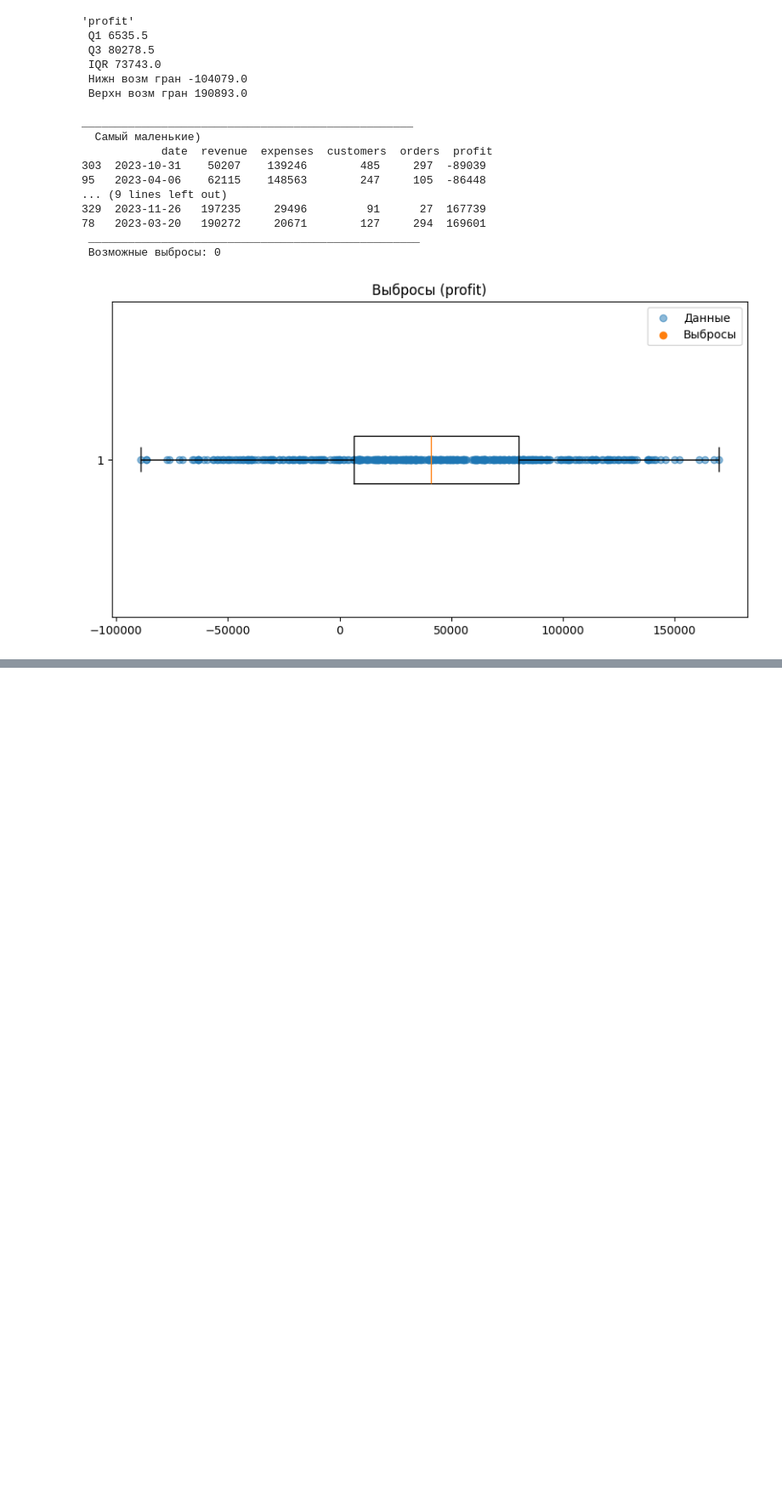
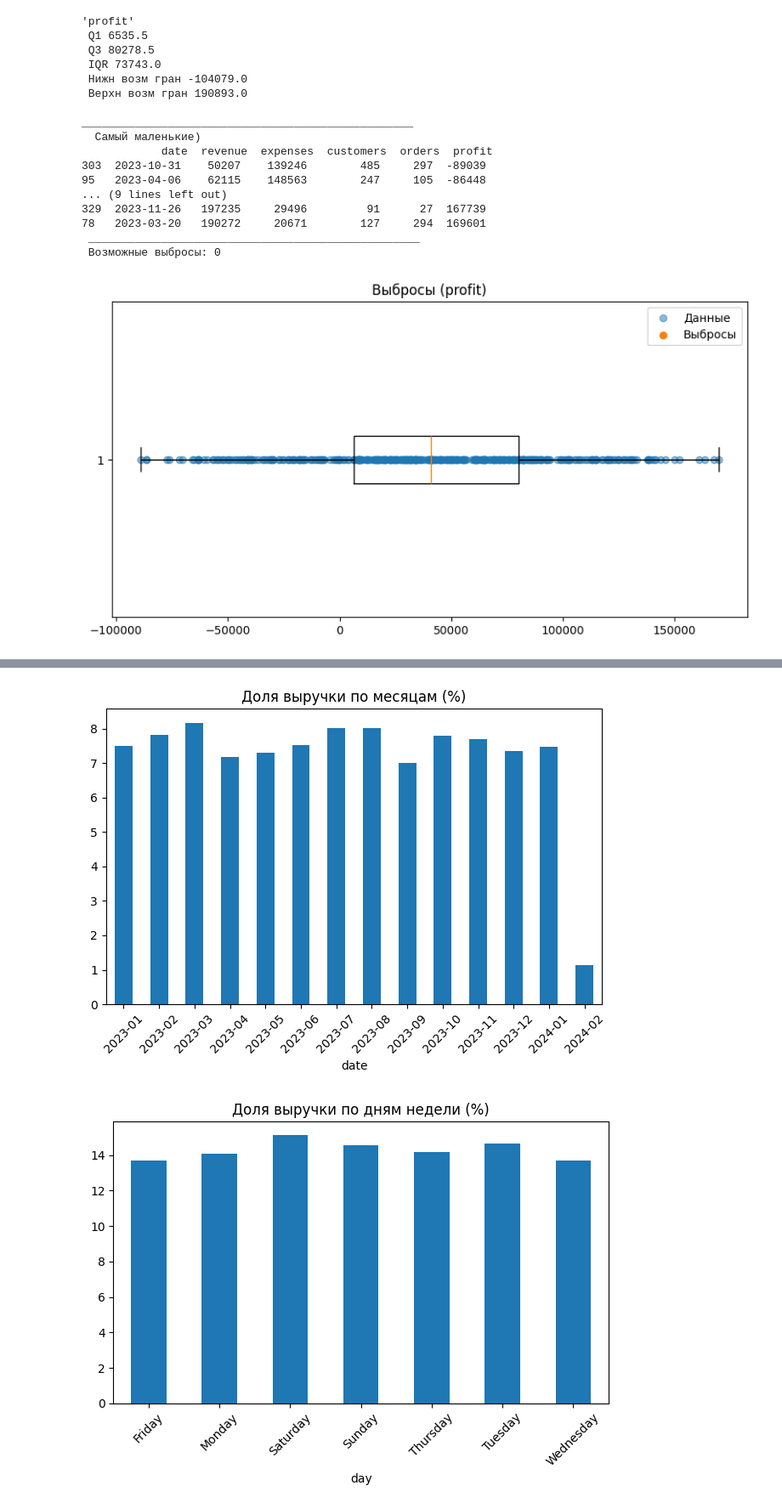
Before and after one commit to Sr123Saha/Financial_Analytics, a Jupyter notebook: main.ipynb, the cells around one changed output, grey strips where cells are left out. Shown at 85% size. Saved outputs shown, nothing was run; the diff lists cells and outputs as text; code cells hidden in the pictures; blank space fills up the shorter version.

```diff
--- a/main.ipynb
+++ b/main.ipynb
@@ -424,0 +591,73 @@ __________________________________________________
+# %%
+import pandas as pd
+import matplotlib.pyplot as plt
+
+
+df = dt.copy()
+df["date"] = pd.to_datetime(df["date"])
+df = df.sort_values("date")
+df = df.set_index("date")
+
+monthly = df.groupby(df.index.to_period("M"))["revenue"].sum()
+monthly_share = monthly / monthly.sum() * 100
+plt.figure()
+monthly_share.plot(kind="bar")
+plt.title("Доля выручки по месяцам (%)")
+plt.xticks(rotation=45)
+plt.tight_layout()
+plt.show()
+
+df["day"] = df.index.day_name()
+day_share = df.groupby("day")["revenue"].sum()
+day_share = day_share / day_share.sum() * 100
+plt.figure()
+day_share.plot(kind="bar")
+plt.title("Доля выручки по дням недели (%)")
+plt.xticks(rotation=45)
+plt.tight_layout()
+plt.show()
+
+
+monthly_profit = df.groupby(df.index.to_period("M"))["profit"].sum()
+monthly_profit_share = monthly_profit / monthly_profit.sum() * 100
+plt.figure()
+monthly_profit_share.plot(kind="bar")
+plt.title("Доля прибыли по месяцам (%)")
+plt.xticks(rotation=45)
+plt.tight_layout()
+plt.show()
+
+monthly_customers = df.groupby(df.index.to_period("M"))["customers"].sum()
+monthly_customers_share = monthly_customers / monthly_customers.sum() * 100
+plt.figure()
+monthly_customers_share.plot(kind="bar")
+plt.title("Доля клиентов по месяцам (%)")
+plt.xticks(rotation=45)
+plt.tight_layout()
+plt.show()
+
+monthly_orders = df.groupby(df.index.to_period("M"))["orders"].sum()
+monthly_orders_share = monthly_orders / monthly_orders.sum() * 100
+plt.figure()
+monthly_orders_share.plot(kind="bar")
+plt.title("Доля заказов по месяцам (%)")
+plt.xticks(rotation=45)
+plt.tight_layout()
+plt.show()
+
+plt.figure()
+monthly_share.plot(kind="pie", autopct="%1.1f%%")
+plt.title("Структура выручки по месяцам")
+plt.ylabel("")
+plt.tight_layout()
+plt.show()
+
+plt.figure()
+day_share.plot(kind="pie", autopct="%1.1f%%")
+plt.title("Структура выручки по дням недели")
+plt.ylabel("")
+plt.tight_layout()
+plt.show()
+# %% [output]
+[figure, added]
+[figure, added]
```
Also changed, not shown: parts of 17 cells of this notebook.
